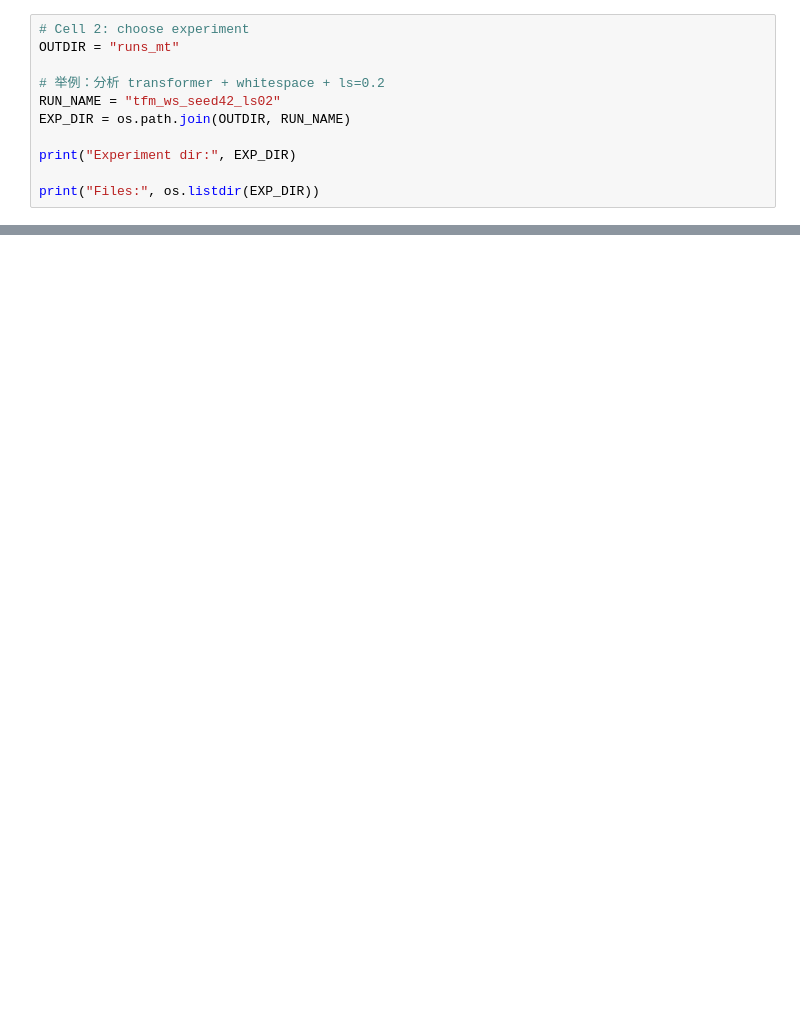
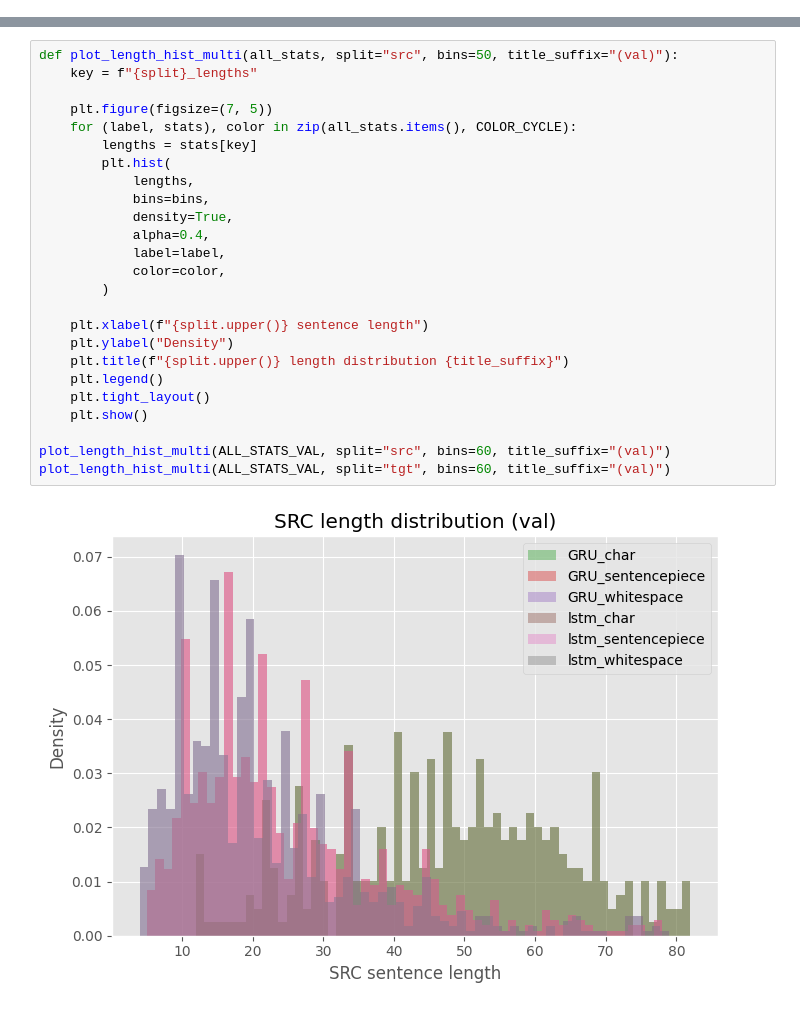
Before and after one commit to EternalSonata/Course-Final-Project, a Jupyter notebook: visualization.ipynb, the cells around one changed output, grey strips where cells are left out. Saved outputs shown, nothing was run; the diff lists cells and outputs as text; blank space fills up the shorter version.

Commit message:
visualization and readme update

```diff
--- a/visualization.ipynb
+++ b/visualization.ipynb
@@ -23,11 +54,0 @@ device(type='cuda')
-# %%
-# Cell 2: choose experiment
-OUTDIR = "runs_mt"
-
-# 举例：分析 transformer + whitespace + ls=0.2
-RUN_NAME = "tfm_ws_seed42_ls02"
-EXP_DIR = os.path.join(OUTDIR, RUN_NAME)
-
-print("Experiment dir:", EXP_DIR)
-
-print("Files:", os.listdir(EXP_DIR))
@@ -323,0 +188,27 @@ zu, einen, aus, ♫, alle, da, vor, diesem, alles, wissen, paar, gut, darüber,
+# %%
+def plot_length_hist_multi(all_stats, split="src", bins=50, title_suffix="(val)"):
+    key = f"{split}_lengths"
+
+    plt.figure(figsize=(7, 5))
+    for (label, stats), color in zip(all_stats.items(), COLOR_CYCLE):
+        lengths = stats[key]
+        plt.hist(
+            lengths,
+            bins=bins,
+            density=True,
+            alpha=0.4,
+            label=label,
+            color=color,
+        )
+
+    plt.xlabel(f"{split.upper()} sentence length")
+    plt.ylabel("Density")
+    plt.title(f"{split.upper()} length distribution {title_suffix}")
+    plt.legend()
+    plt.tight_layout()
+    plt.show()
+
+plot_length_hist_multi(ALL_STATS_VAL, split="src", bins=60, title_suffix="(val)")
+plot_length_hist_multi(ALL_STATS_VAL, split="tgt", bins=60, title_suffix="(val)")
+# %% [output]
+[figure, added]
```
Also changed, not shown: parts of 21 cells of this notebook, 2 other files.
